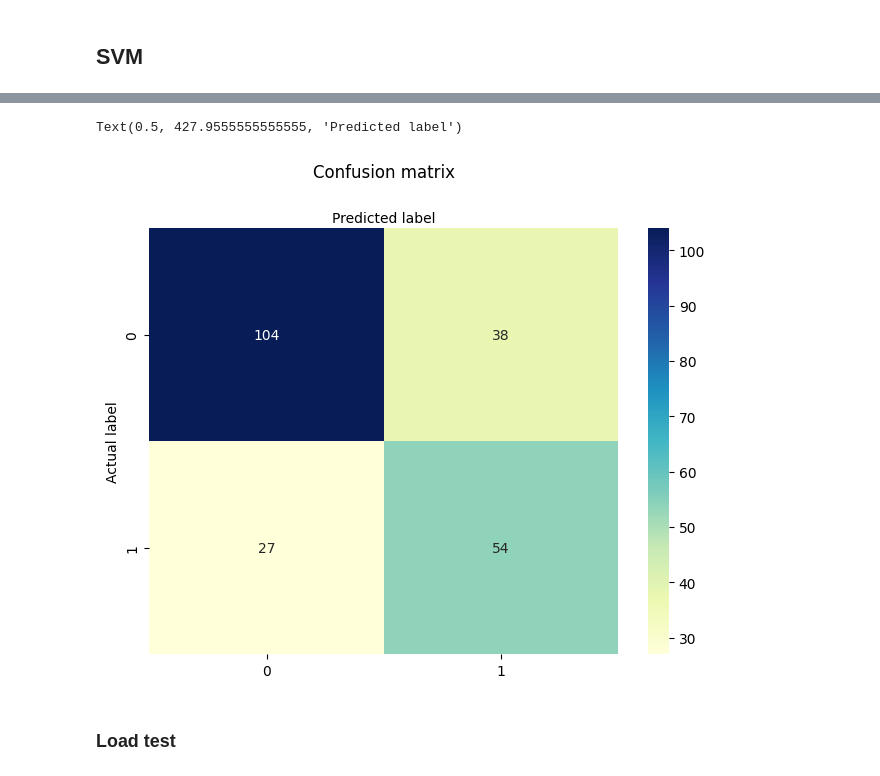
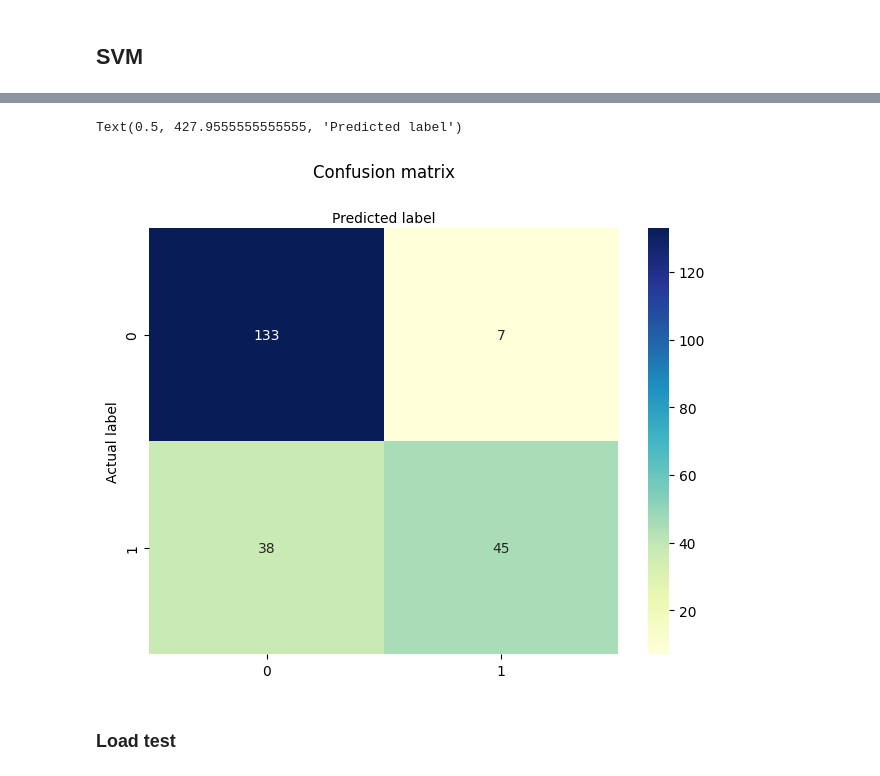
Before and after one commit to Jose-Sabater/titanicML_Kaggle, a Jupyter notebook: explore.ipynb, the cells around one changed output, grey strips where cells are left out. Cells and saved outputs as stored; diff of their text form; code cells hidden in the pictures.

```diff
--- a/explore.ipynb
+++ b/explore.ipynb
@@ -535,19 +522,19 @@ cnf_matrix_svm = metrics.confusion_matrix(y_test, result_svm)
 # %%
 class_names = ["died", "survived"]  # name  of classes
 fig, ax = plt.subplots()
 tick_marks = np.arange(len(class_names))
 plt.xticks(tick_marks, class_names)
 plt.yticks(tick_marks, class_names)
 # create heatmap
-sns.heatmap(pd.DataFrame(cnf_matrix_kmeans), annot=True, cmap="YlGnBu", fmt="g")
+sns.heatmap(pd.DataFrame(cnf_matrix_svm), annot=True, cmap="YlGnBu", fmt="g")
 ax.xaxis.set_label_position("top")
 plt.tight_layout()
 plt.title("Confusion matrix", y=1.1)
 plt.ylabel("Actual label")
 plt.xlabel("Predicted label")
 # %% [output]
 Text(0.5, 427.9555555555555, 'Predicted label')
-[figure, old version]
+[figure, new version]
 # %% [markdown]
 ### Load test
 # %%
```
Also changed, not shown: parts of 19 cells of this notebook.
